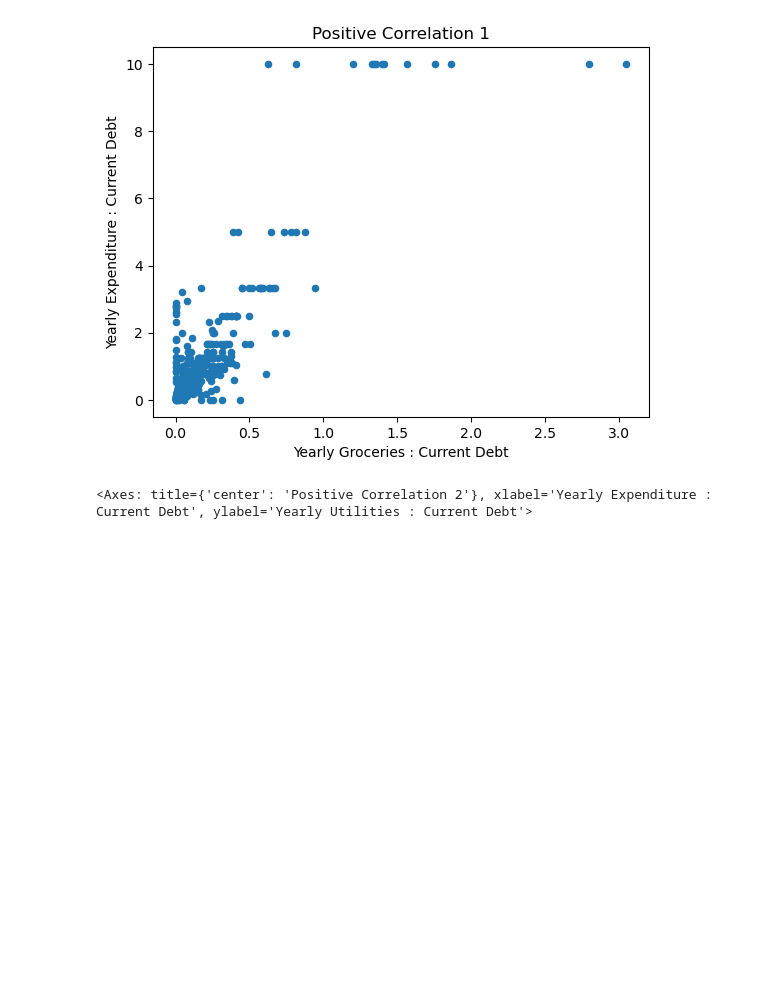
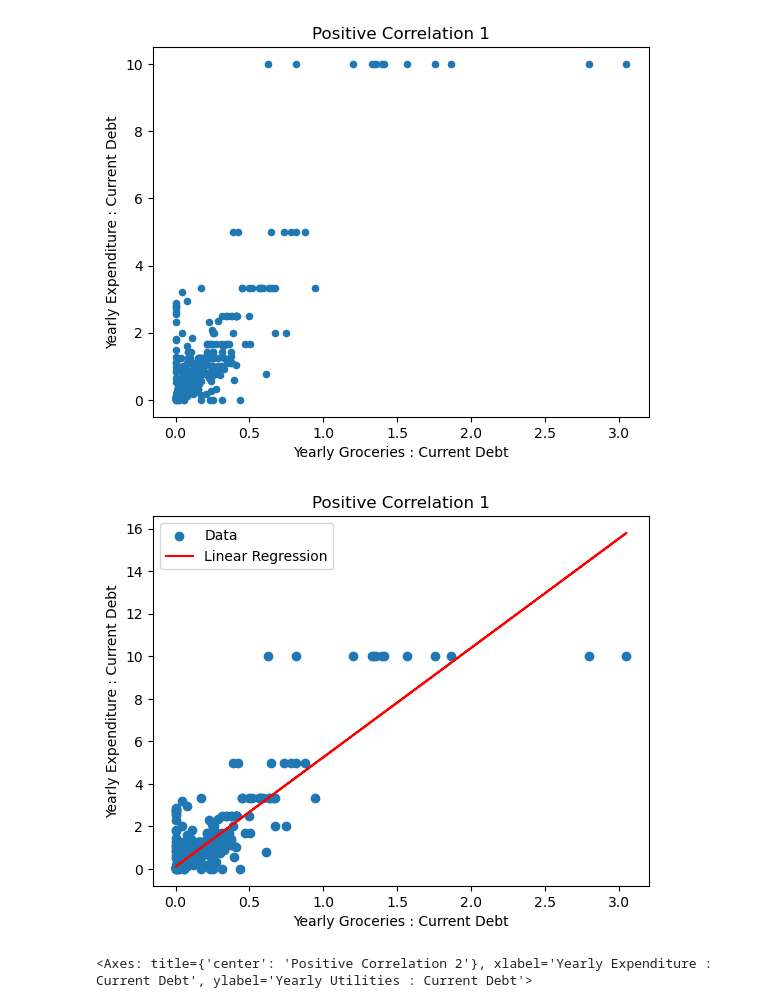
Before and after one commit to duffind/Project_1_Credit_Safari, a Jupyter notebook: Consumer Credit Analysis-main.ipynb, the cells around one changed output. Cells and saved outputs as stored; diff of their text form; code cells hidden in the pictures; blank space fills up the shorter version.

Commit message:
Added Regression Lines to graphs

```diff
--- a/Consumer Credit Analysis-main.ipynb
+++ b/Consumer Credit Analysis-main.ipynb
@@ -274,6 +275,26 @@ credit_score_df.plot(x='Yearly Groceries : Current Debt', y='Yearly Expenditure
 # %% [output]
 <Axes: title={'center': 'Positive Correlation 1'}, xlabel='Yearly Groceries : Current Debt', ylabel='Yearly Expenditure : Current Debt'>
 [figure]
+# %%
+X = credit_score_df['Yearly Groceries : Current Debt']
+y = credit_score_df['Yearly Expenditure : Current Debt']
+
+# Linear regression
+slope, intercept, r_value, p_value, std_err = st.linregress(X, y)
+
+# Plot data points
+plt.scatter(X, y, label='Data')
+
+# Plot regression line
+plt.plot(X, slope * X + intercept, color='red', label='Linear Regression')
+
+plt.xlabel('Yearly Groceries : Current Debt')
+plt.ylabel('Yearly Expenditure : Current Debt')
+plt.title('Positive Correlation 1')
+plt.legend()
+plt.show()
+# %% [output]
+[figure, added]
 # %%
 credit_score_df.plot(x='Yearly Expenditure : Current Debt', y='Yearly Utilities : Current Debt', kind='scatter',
                     title='Positive Correlation 2')
```
Also changed, not shown: parts of 62 cells of this notebook.
